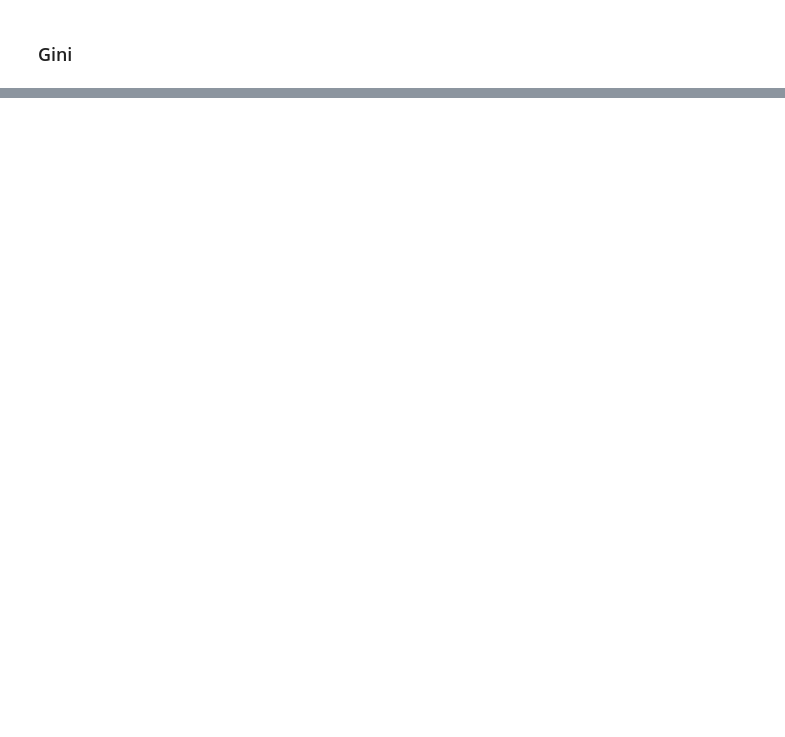
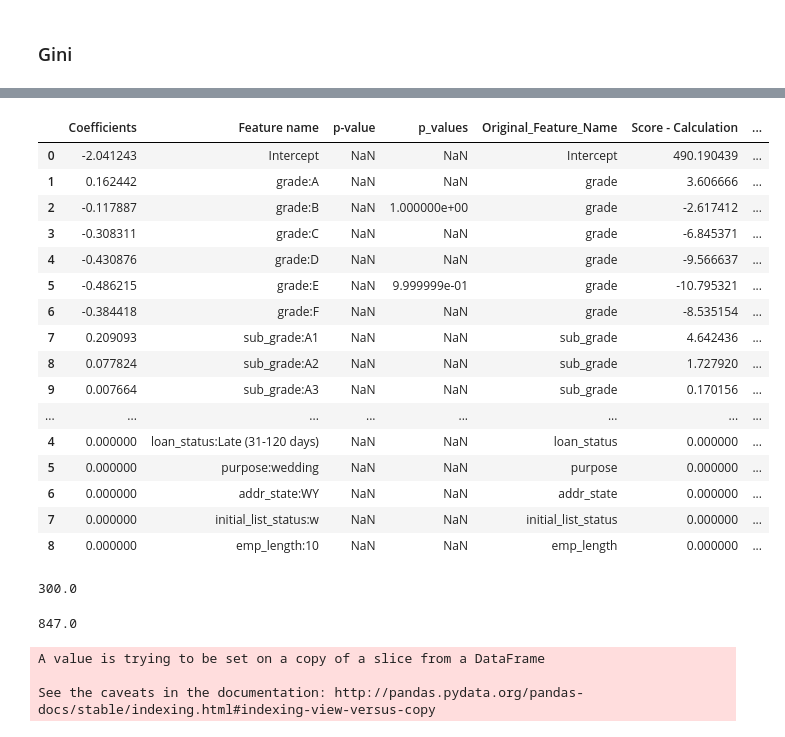
Before and after one commit to fayadabbasi/CreditRisk, a Jupyter notebook: LendingClub_Log_Reg.ipynb, the cells around one changed output, grey strips where cells are left out. Cells and saved outputs as stored; diff of their text form; code cells hidden in the pictures; blank space fills up the shorter version.

```diff
--- a/LendingClub_Log_Reg.ipynb
+++ b/LendingClub_Log_Reg.ipynb
@@ -526,0 +586,3 @@ df_actual_predicted_probs = df_actual_predicted_probs.sort_values('yhat_test_pro
+# %%
+min_sum_coef = df_scorecard.groupby('Original_Feature_Name')['Coefficients'].min().sum()
+min_sum_coef
@@ -526,0 +591,3 @@ df_actual_predicted_probs = df_actual_predicted_probs.sort_values('yhat_test_pro
+# %%
+max_sum_coef = df_scorecard.groupby('Original_Feature_Name')['Coefficients'].max().sum()
+max_sum_coef
@@ -526,0 +596,3 @@ df_actual_predicted_probs = df_actual_predicted_probs.sort_values('yhat_test_pro
+# %%
+df_scorecard['Score - Calculation'] = df_scorecard['Coefficients'] * (max_score - min_score) / (max_sum_coef - min_sum_coef)
+df_scorecard
@@ -526,0 +617,3 @@ df_actual_predicted_probs = df_actual_predicted_probs.sort_values('yhat_test_pro
+# %%
+df_scorecard['Score - Calculation'][0] = ((df_scorecard['Coefficients'][0] - min_sum_coef) / (max_sum_coef - min_sum_coef)) * (max_score - min_score) + min_score
+df_scorecard
@@ -526,0 +642,40 @@ df_actual_predicted_probs = df_actual_predicted_probs.sort_values('yhat_test_pro
+# %%
+df_scorecard['Score - Preliminary'] = df_scorecard['Score - Calculation'].round()
+df_scorecard
+# %% [output]
+|  | Coefficients | Feature name | p-value | p_values | Original_Feature_Name | Score - Calculation | ... |
+| 0 | -2.041243 | Intercept | NaN | NaN | Intercept | 490.190439 | ... |
+| 1 | 0.162442 | grade:A | NaN | NaN | grade | 3.606666 | ... |
+| 2 | -0.117887 | grade:B | NaN | 1.000000e+00 | grade | -2.617412 | ... |
+| 3 | -0.308311 | grade:C | NaN | NaN | grade | -6.845371 | ... |
+| 4 | -0.430876 | grade:D | NaN | NaN | grade | -9.566637 | ... |
+| 5 | -0.486215 | grade:E | NaN | 9.999999e-01 | grade | -10.795321 | ... |
+| 6 | -0.384418 | grade:F | NaN | NaN | grade | -8.535154 | ... |
+| 7 | 0.209093 | sub_grade:A1 | NaN | NaN | sub_grade | 4.642436 | ... |
+| 8 | 0.077824 | sub_grade:A2 | NaN | NaN | sub_grade | 1.727920 | ... |
+| 9 | 0.007664 | sub_grade:A3 | NaN | NaN | sub_grade | 0.170156 | ... |
+| ... | ... | ... | ... | ... | ... | ... | ... |
+| 4 | 0.000000 | loan_status:Late (31-120 days) | NaN | NaN | loan_status | 0.000000 | ... |
+| 5 | 0.000000 | purpose:wedding | NaN | NaN | purpose | 0.000000 | ... |
+| 6 | 0.000000 | addr_state:WY | NaN | NaN | addr_state | 0.000000 | ... |
+| 7 | 0.000000 | initial_list_status:w | NaN | NaN | initial_list_status | 0.000000 | ... |
+| 8 | 0.000000 | emp_length:10 | NaN | NaN | emp_length | 0.000000 | ... |
+# %%
+min_sum_score_pre1 = df_scorecard.groupby('Original_Feature_Name')['Score - Preliminary'].min().sum()
+min_sum_score_pre1
+# %% [output]
+300.0
+# %%
+max_sum_score_pre1 = df_scorecard.groupby('Original_Feature_Name')['Score - Preliminary'].max().sum()
+max_sum_score_pre1 - 536
+# I need to drop the redundant columns - like grade:G
+# also have some rounding that is resulting in sum coming out lower than 850
+# %% [output]
+847.0
+# %%
+df_scorecard['Score - Final'] = df_scorecard['Score - Preliminary']
+df_scorecard['Score - Final'][146] = 0
+# %% [output]
+A value is trying to be set on a copy of a slice from a DataFrame
+
+See the caveats in the documentation: http://pandas.pydata.org/pandas-docs/stable/indexing.html#indexing-view-versus-copy
```
Also changed, not shown: parts of 55 cells of this notebook.
